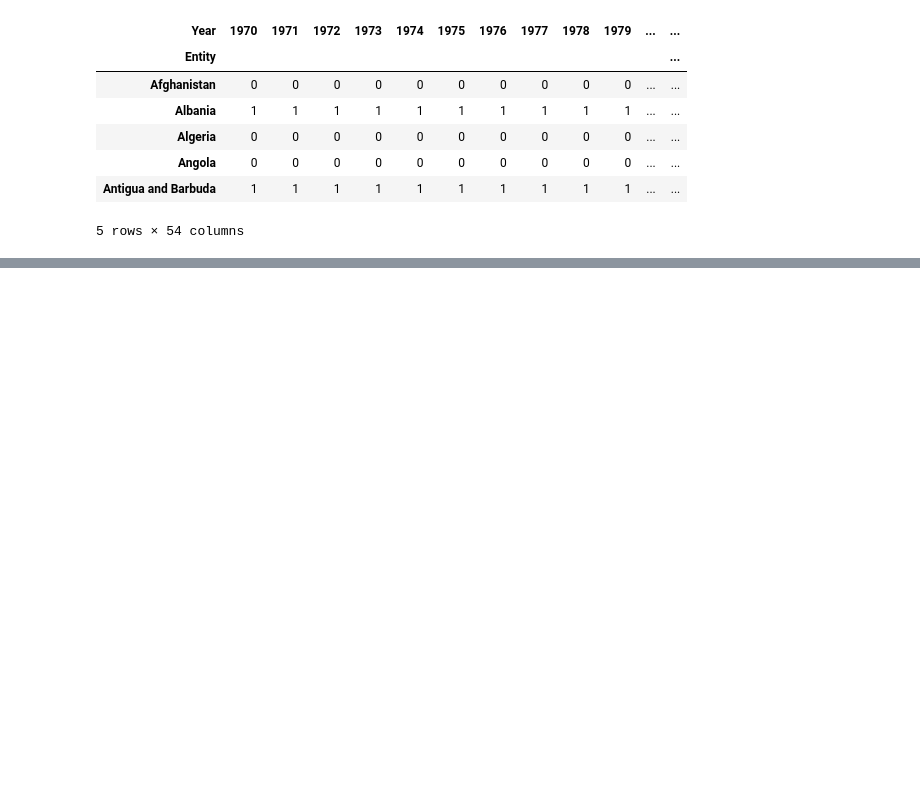
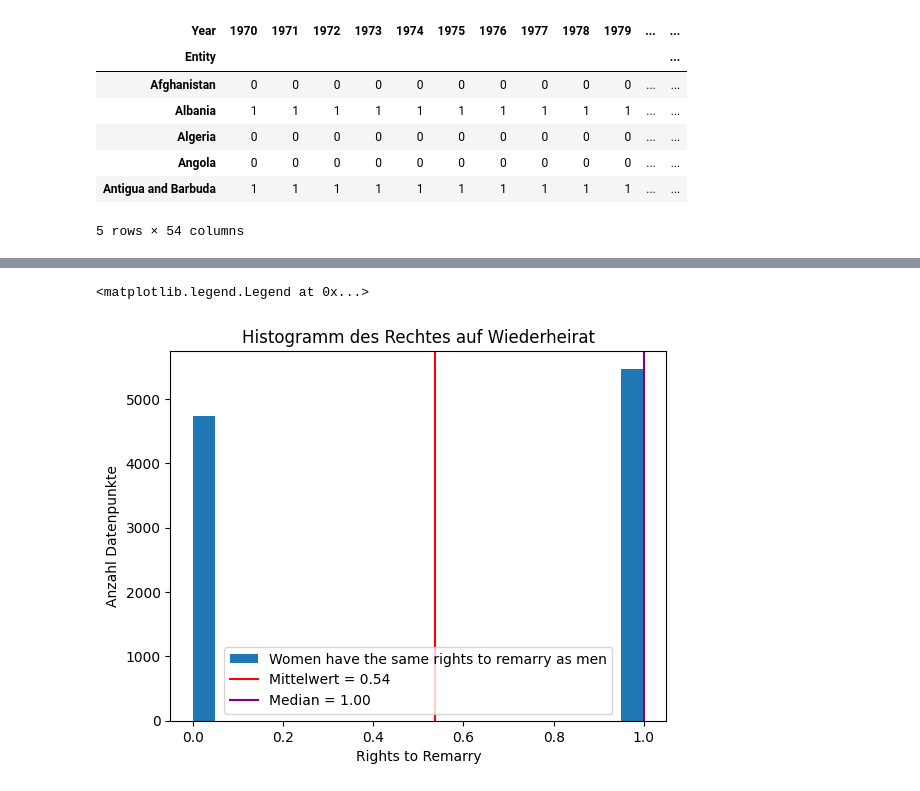
Before and after one commit to GiulianaCerullo/Informatik_BMLD, a Jupyter notebook: Leistungsnachweis2.ipynb, the cells around one changed output, grey strips where cells are left out. Cells and saved outputs as stored; diff of their text form; code cells hidden in the pictures; blank space fills up the shorter version.

```diff
--- a/Leistungsnachweis2.ipynb
+++ b/Leistungsnachweis2.ipynb
@@ -117,0 +257,13 @@ Test
+# %%
+g = df["Women have the same rights to remarry as men"].plot(kind="hist", bins=20, title="Histogramm des Rechtes auf Wiederheirat",
+                           xlabel="Rights to Remarry", ylabel='Anzahl Datenpunkte')
+mean = df["Women have the same rights to remarry as men"].mean()
+g.axvline(x=df["Women have the same rights to remarry as men"].mean(), color='red',label=f'Mittelwert = {mean:.2f}')
+
+median = df["Women have the same rights to remarry as men"].median()
+g.axvline(x=df["Women have the same rights to remarry as men"].median(), color='purple',label=  f'Median = {median:.2f}')
+
+g.legend()
+# %% [output]
+<matplotlib.legend.Legend at 0x...>
+[figure, added]
```
Also changed, not shown: parts of 19 cells of this notebook.
